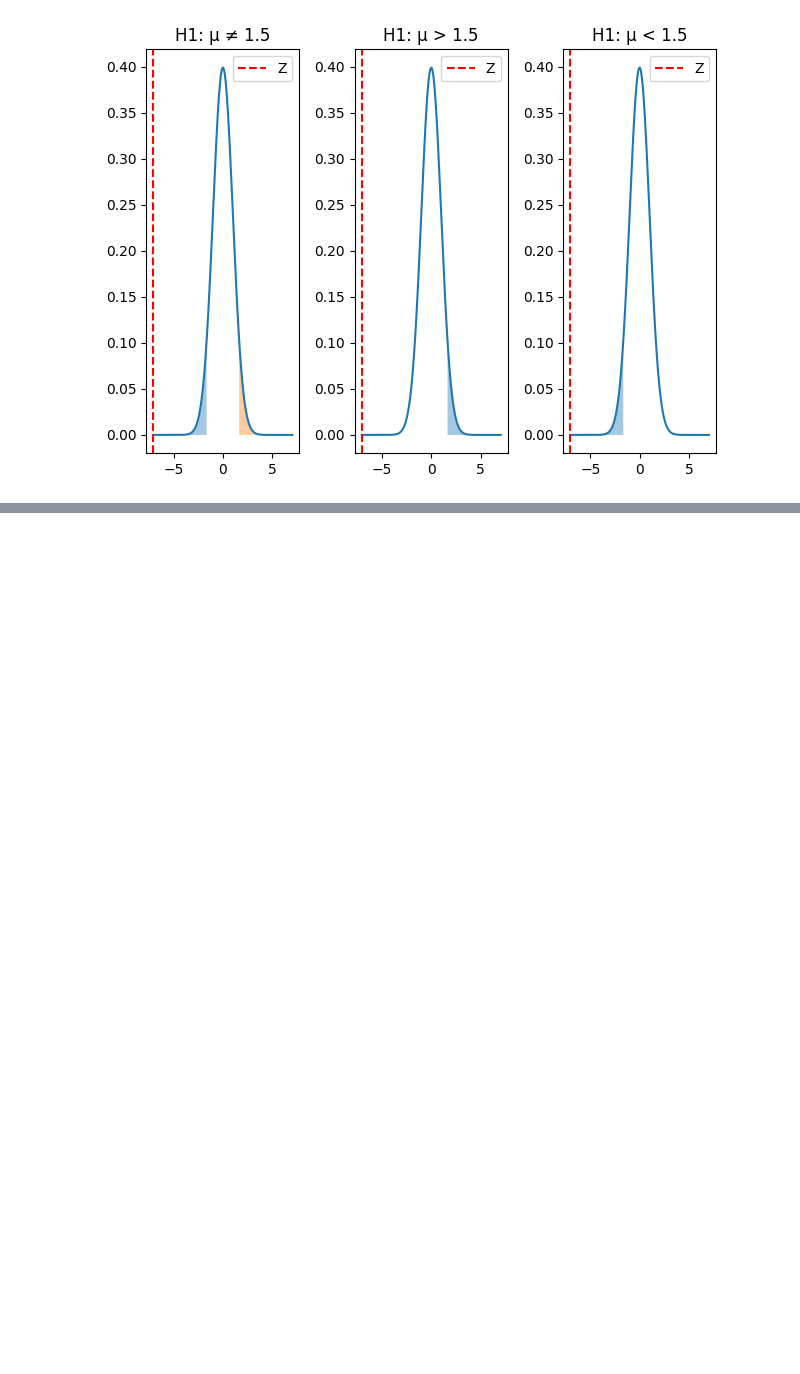
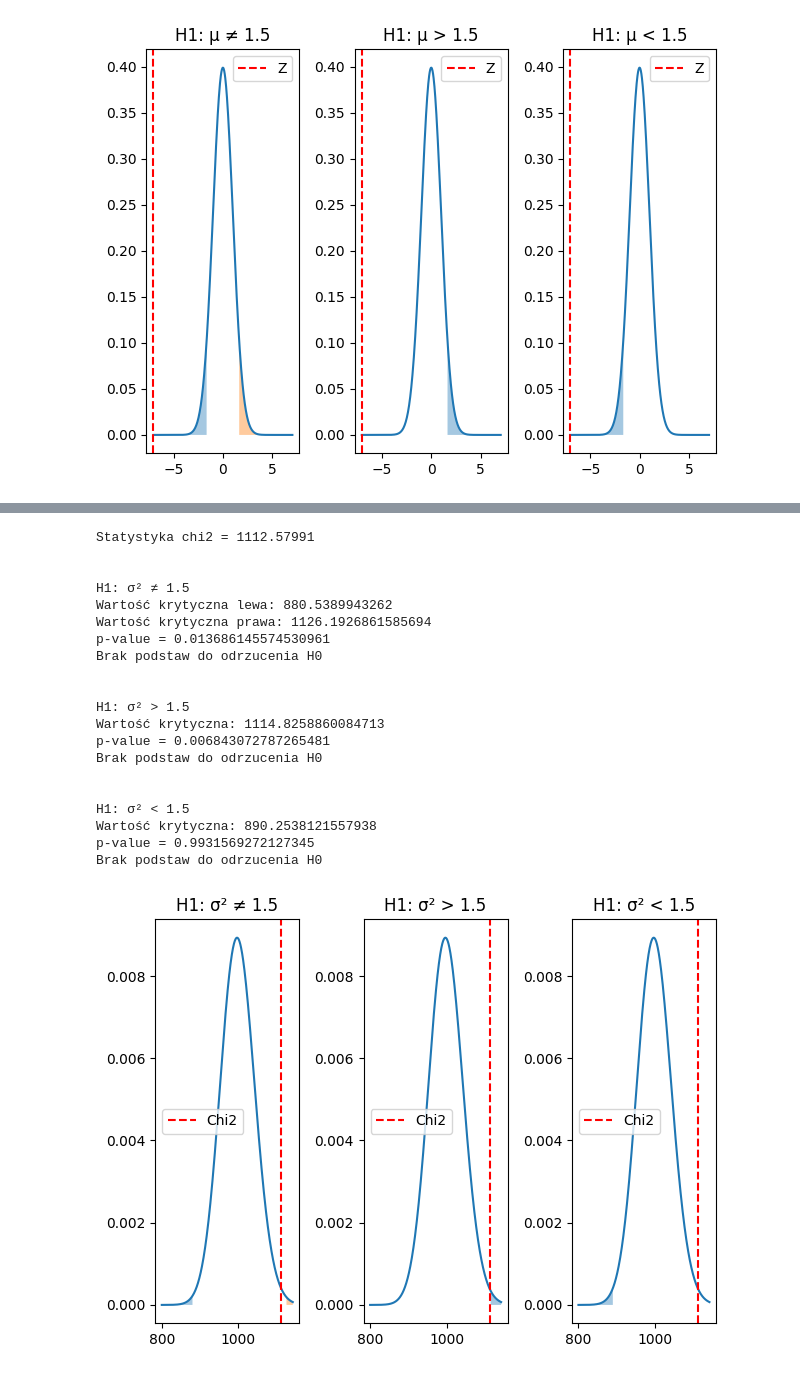
Before and after one commit to PiotrNicewicz/raport_statystyka_2, a Jupyter notebook: Raport_2.ipynb, the cells around one changed output, grey strips where cells are left out. Drawn from its saved outputs; the diff is of its cells as text; code cells hidden in the pictures; blank space fills up the shorter version.

```diff
--- a/Raport_2.ipynb
+++ b/Raport_2.ipynb
@@ -290,0 +354,24 @@ Odrzucamy H0
+# %%
+tesowanie_h0_wariancja(0.006, 1.5,0.2)
+# %% [output]
+Statystyka chi2 = 1112.57991
+
+
+H1: σ² ≠ 1.5
+Wartość krytyczna lewa: 880.5389943262
+Wartość krytyczna prawa: 1126.1926861585694
+p-value = 0.013686145574530961
+Brak podstaw do odrzucenia H0
+
+
+H1: σ² > 1.5
+Wartość krytyczna: 1114.8258860084713
+p-value = 0.006843072787265481
+Brak podstaw do odrzucenia H0
+
+
+H1: σ² < 1.5
+Wartość krytyczna: 890.2538121557938
+p-value = 0.9931569272127345
+Brak podstaw do odrzucenia H0
+[figure, added]
```
Also changed, not shown: parts of 9 cells of this notebook, 1 other file.
